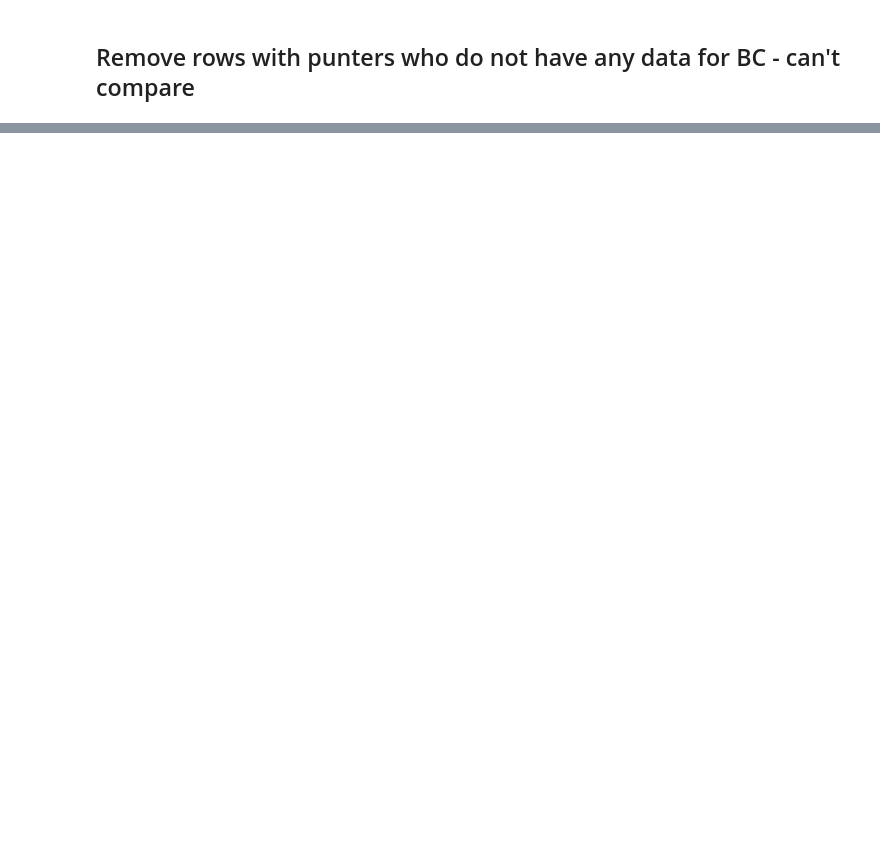
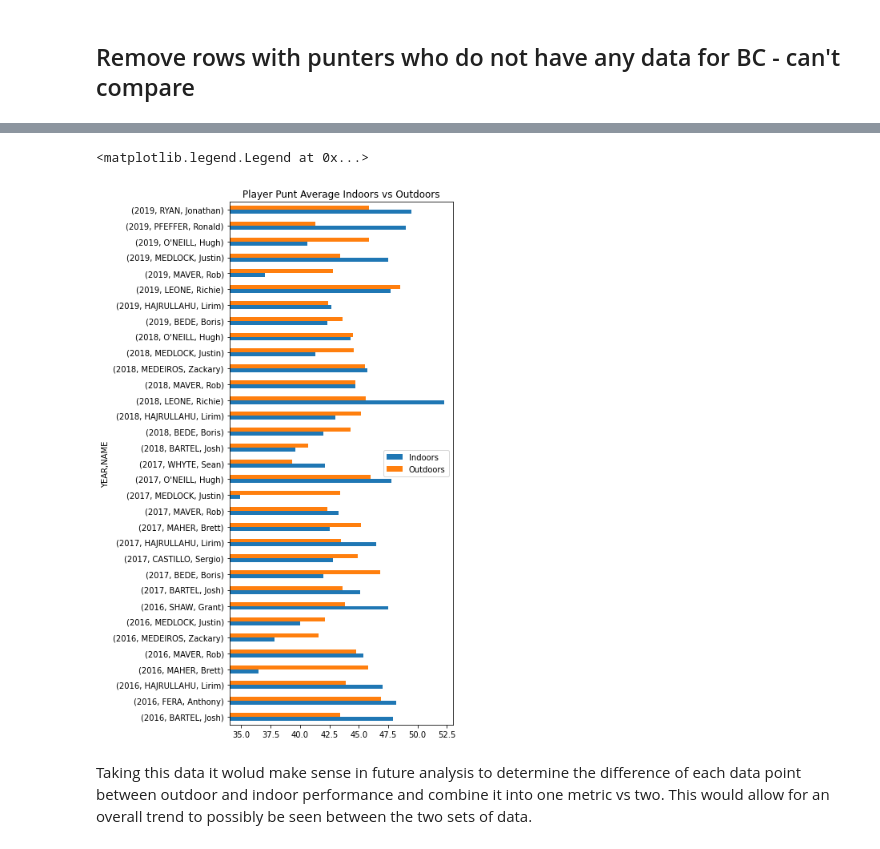
Before and after one commit to huuugh18/Programming-In-Python, a Jupyter notebook: CorseWork/CW1.ipynb, the cells around one changed output, grey strips where cells are left out. Saved outputs shown, nothing was run; the diff lists cells and outputs as text; code cells hidden in the pictures; blank space fills up the shorter version.

```diff
--- a/CorseWork/CW1.ipynb
+++ b/CorseWork/CW1.ipynb
@@ -606,0 +630,9 @@ Could put all locations on the bottom, including outdoors then add a dot for eac
+# %%
+ax7 = df_punt_pivot_clean_out[['PUNT_AVG']].loc[:, :].iloc[: , [0, -1]].plot.barh(xlim=[34,53], figsize=(5,12))
+ax7.set(title='Player Punt Average Indoors vs Outdoors')
+ax7.legend(labels=['Indoors','Outdoors'])
+# %% [output]
+<matplotlib.legend.Legend at 0x...>
+[figure, added]
+# %% [markdown]
+Taking this data it wolud make sense in future analysis to determine the difference of each data point between outdoor and indoor performance and combine it into one metric vs two. This would allow for an overall trend to possibly be seen between the two sets of data.
```
Also changed, not shown: parts of 31 cells of this notebook.
